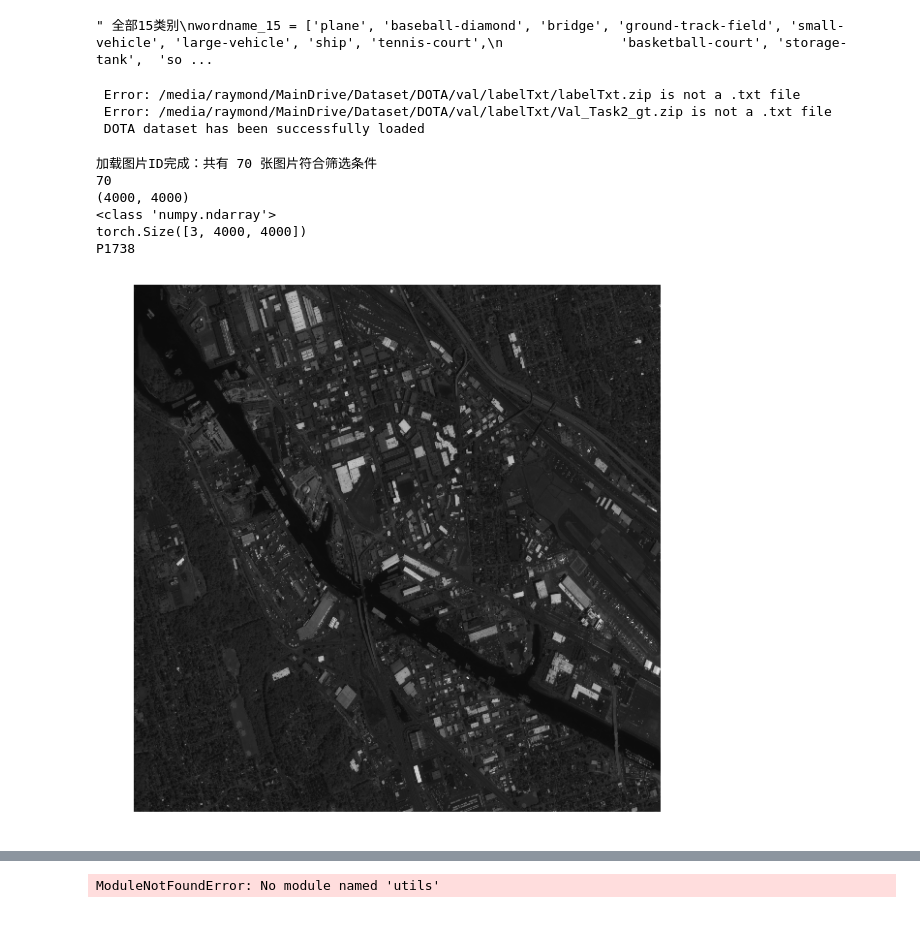
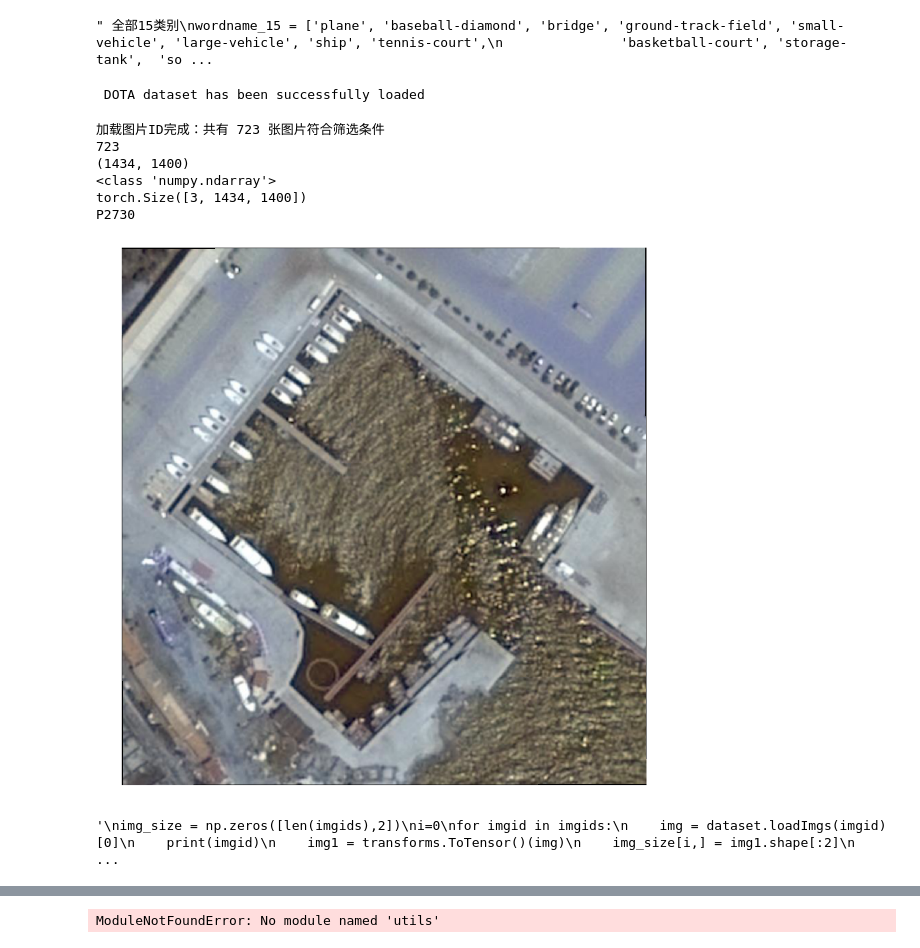
Before and after one commit to RaymondBigCat/DOTA_devkit_plus, a Jupyter notebook: DOTA_Tools.ipynb, the cells around one changed output, grey strips where cells are left out. Drawn from its saved outputs; the diff is of its cells as text; code cells hidden in the pictures.

```diff
--- a/DOTA_Tools.ipynb
+++ b/DOTA_Tools.ipynb
@@ -39,53 +41,65 @@ import cv2
 # 测试路径：'/home/raymond/project/DOTA_PyTorch/DOTA_devkit/example'
 # train路径：'/media/b622/MainDrive/Dataset/DOTA/train'
 #dataset = DOTA.DOTA('/home/raymond/project/PytorchSSD_DOTA/data/DOTA_devkit/classsplit',parseMode='parse_dota_rec')
-dataset = DOTA.DOTA('/media/raymond/MainDrive/Dataset/DOTA/val',parseMode='parse_dota_rec')
+dataset = DOTA.DOTA('/home/buaab622/data/DOTA/subset_car_ship_500_GSC',parseMode='parse_dota_rec')
 #dataset = DOTA.DOTA('/media/raymond/MainDrive/Dataset/DOTA/train',parseMode = 'parse_dota_rec')
 # 路径可能是b622或者raymond，取决于开机时从*哪个账户*登入的MainDrive
 # %% [output]
- Error: /media/raymond/MainDrive/Dataset/DOTA/val/labelTxt/labelTxt.zip is not a .txt file
- Error: /media/raymond/MainDrive/Dataset/DOTA/val/labelTxt/Val_Task2_gt.zip is not a .txt file
  DOTA dataset has been successfully loaded
 # %%
 """
 加载包含指定类别目标的图片ID
 """
-imgids = dataset.getImgIds(catNms=['plane'])
+specific_class = ['ship','small-vehicle']
+imgids = dataset.getImgIds(catNms=specific_class)
 print(len(imgids))
 
 '''
 for i in range(len(imgids)):
     img = dataset.loadImgs(imgids[i])[0]
     img = Image.fromarray(cv2.cvtColor(img,cv2.COLOR_BGR2RGB))
     img = img.convert("RGB")
     img = transforms.Resize((300,300))(img)
     img1 = transforms.ToTensor()(img)
     print (img1.size())
 '''
 
-imgid = imgids[1]
+imgid = imgids[23]
 img = dataset.loadImgs(imgid)[0]
 print(img.shape[:2])
 # 调试
 print(type(img))
 img1 = transforms.ToTensor()(img)
 print((img1.shape))
 print(imgid)
 """
 显示图片
 """
-pylab.rcParams['figure.figsize'] = (10.0, 10.0) # 调整显示图像大小
+pylab.rcParams['figure.figsize'] = (15.0, 15.0) # 调整显示图像大小
 plt.axis('off')
 plt.imshow(img)
 plt.show()
+
+"""
+img_size = np.zeros([len(imgids),2])
+i=0
+for imgid in imgids:
+    img = dataset.loadImgs(imgid)[0]
+    print(imgid)
+    img1 = transforms.ToTensor()(img)
+    img_size[i,] = img1.shape[:2]
+    i+=1
+img_size.min(0)
+"""
 # %% [output]
-加载图片ID完成：共有 70 张图片符合筛选条件
-70
-(4000, 4000)
+加载图片ID完成：共有 723 张图片符合筛选条件
+723
+(1434, 1400)
 <class 'numpy.ndarray'>
-torch.Size([3, 4000, 4000])
-P1738
+torch.Size([3, 1434, 1400])
+P2730
-[figure, old version]
+[figure, new version]
+'\nimg_size = np.zeros([len(imgids),2])\ni=0\nfor imgid in imgids:\n    img = dataset.loadImgs(imgid)[0]\n    print(imgid)\n    img1 = transforms.ToTensor()(img)\n    img_size[i,] = img1.shape[:2]\n   ...
 # %%
 """
 加载与显示标注
```
Also changed, not shown: parts of 16 cells of this notebook, 7 other files.
